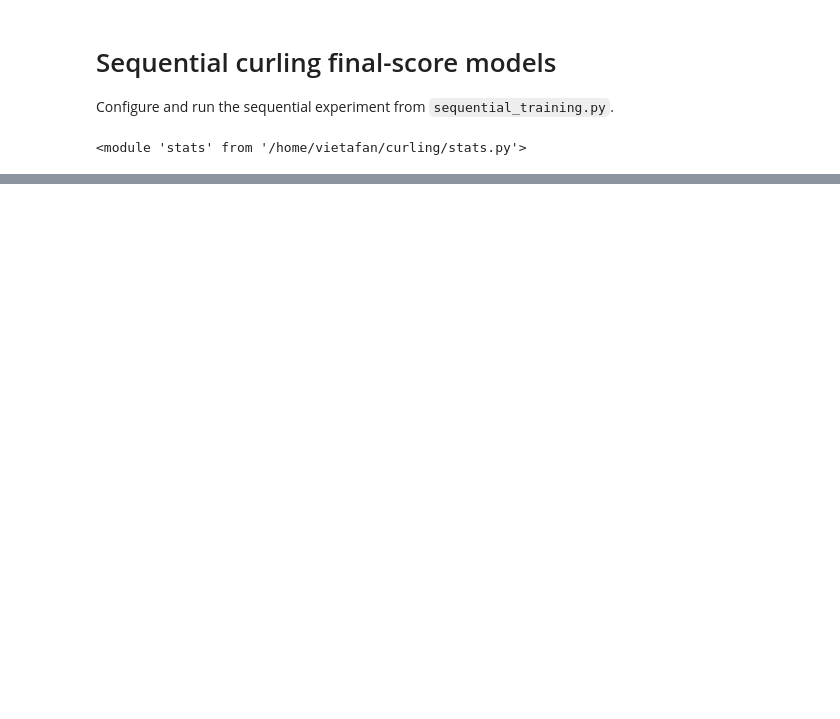
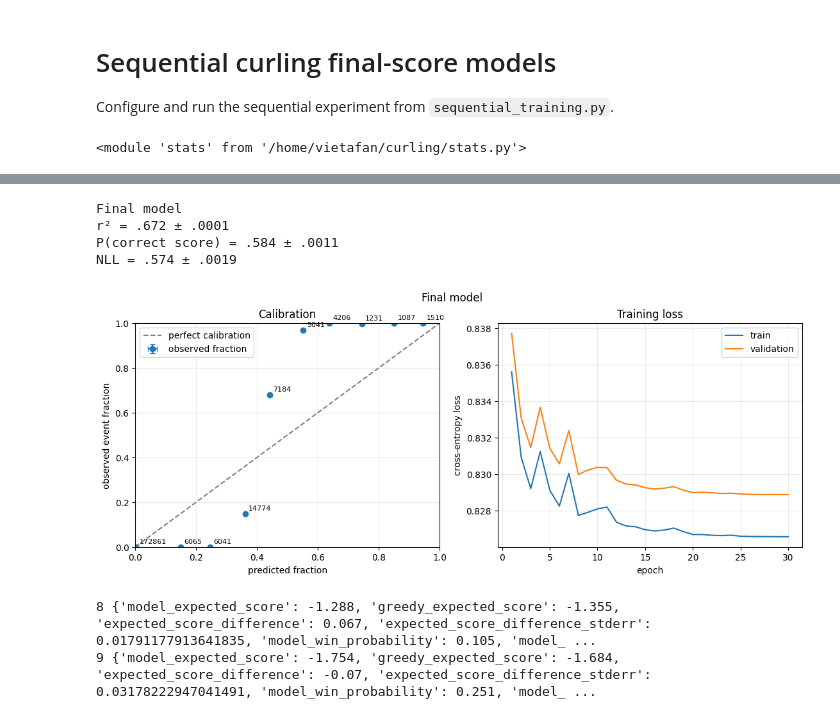
Before and after one commit to kendallzhu/curling, a Jupyter notebook: scratch/sequential_training.ipynb, the cells around one changed output, grey strips where cells are left out. Saved outputs shown, nothing was run; the diff lists cells and outputs as text; code cells hidden in the pictures; blank space fills up the shorter version.

```diff
--- a/scratch/sequential_training.ipynb
+++ b/scratch/sequential_training.ipynb
@@ -100,16 +137,89 @@ trained_rounds = range(first_trained_round, 2 * N)
 final_data = seq.generate_final_dataset(
     models, k=first_trained_round,
     fractions={i: 1 / training_stages for i in trained_rounds},
-    num_rows=rows_per_model, N=N, seed=seed,
+    num_rows=100_000, N=N, seed=seed,
     random_sheet_states=experiment.random_sheet_states,
 )
+final_model_path = artifact_dir / 'final_model.npz'
+# if final_model_path.exists():
+#     final_model, final_normalizer = seq.load_model(final_model_path)
+#     final_info = json.loads((artifact_dir / 'metadata.json').read_text())['final_training_info']
+#     final_validation_data = final_data.partition(0.2, seed=seed)[1]
+#     print('loaded final model')
+# else:
 final_model, final_normalizer, final_info, final_validation_data = seq.train_model(
     final_data, seed=seed, max_stones=2 * N, num_stones_per_side=N
 )
-seq.write_model(artifact_dir / 'final_model.npz', final_model, final_normalizer)
+seq.write_model(final_model_path, final_model, final_normalizer)
 seq.save_metadata(artifact_dir / 'metadata.json', {
     'N': N, 'rows_per_model': rows_per_model, 'training_stages': training_stages,
     'trained_rounds': list(trained_rounds),
     'feature_width': seq.feature_width(2 * N),
     'training_info': training_info, 'final_training_info': final_info,
 })
+# %%
+print('Final model')
+final_model_stats = seq.evaluate_model(
+    final_model, final_normalizer, final_validation_data, N=N
+)
+stats.print_stats(final_model_stats)
+stats.plot_calibration_and_training_losses(
+    final_model_stats, final_info['train_loss'],
+    final_info['validation_loss'], title='Final model'
+)
+
+comparison_sims = 1000
+comparison_chunk_size = 100
+
+comparison_dir = artifact_dir / f"policy_comparisons_{comparison_sims}"
+comparison_dir.mkdir(parents=True, exist_ok=True)
+
+comparison_models = {
+  i: seq.load_model(artifact_dir / f"m_{i}.npz")
+  for i in (8, 9)
+}
+
+# for model_index in (9, 8):
+#   seq.print_policy_comparison(
+#       model_index,
+#       artifact_dir=comparison_dir,
+#       models=comparison_models,
+#       random_sheet_states=experiment.random_sheet_states,
+#       greedy_comparison_searcher=experiment.greedy_comparison_searcher,
+#       model_comparison_searcher=experiment.model_comparison_searcher,
+#       max_stones=2 * N,
+#       num_sims=comparison_sims,
+#       chunk_size=comparison_chunk_size,
+#       perturbations=perturbations,
+#       seed=seed,
+#       robust_top_fraction=robust_top_fraction,
+#   )
+
+# Compare the final model at each trained turn.
+final_comparison_dir = artifact_dir / f'final_policy_comparisons_{comparison_sims}'
+final_comparison_dir.mkdir(parents=True, exist_ok=True)
+for model_index in trained_rounds:
+  final_comparison_models = dict(models)
+  final_comparison_models[model_index] = (final_model, final_normalizer)
+  seq.print_policy_comparison(
+      model_index,
+      artifact_dir=final_comparison_dir,
+      models=final_comparison_models,
+      random_sheet_states=experiment.random_sheet_states,
+      greedy_comparison_searcher=experiment.greedy_comparison_searcher,
+      model_comparison_searcher=experiment.model_comparison_searcher,
+      max_stones=2 * N,
+      num_sims=comparison_sims,
+      chunk_size=comparison_chunk_size,
+      perturbations=perturbations,
+      seed=seed,
+      robust_top_fraction=robust_top_fraction,
+  )
+# %% [output]
+Final model
+r² = .672 ± .0001
+P(correct score) = .584 ± .0011
+NLL = .574 ± .0019
+[figure, added]
+8 {'model_expected_score': -1.288, 'greedy_expected_score': -1.355, 'expected_score_difference': 0.067, 'expected_score_difference_stderr': 0.01791177913641835, 'model_win_probability': 0.105, 'model_ ...
+9 {'model_expected_score': -1.754, 'greedy_expected_score': -1.684, 'expected_score_difference': -0.07, 'expected_score_difference_stderr': 0.03178222947041491, 'model_win_probability': 0.251, 'model_ ...
```
Also changed, not shown: parts of 9 cells of this notebook, 5 other files.
